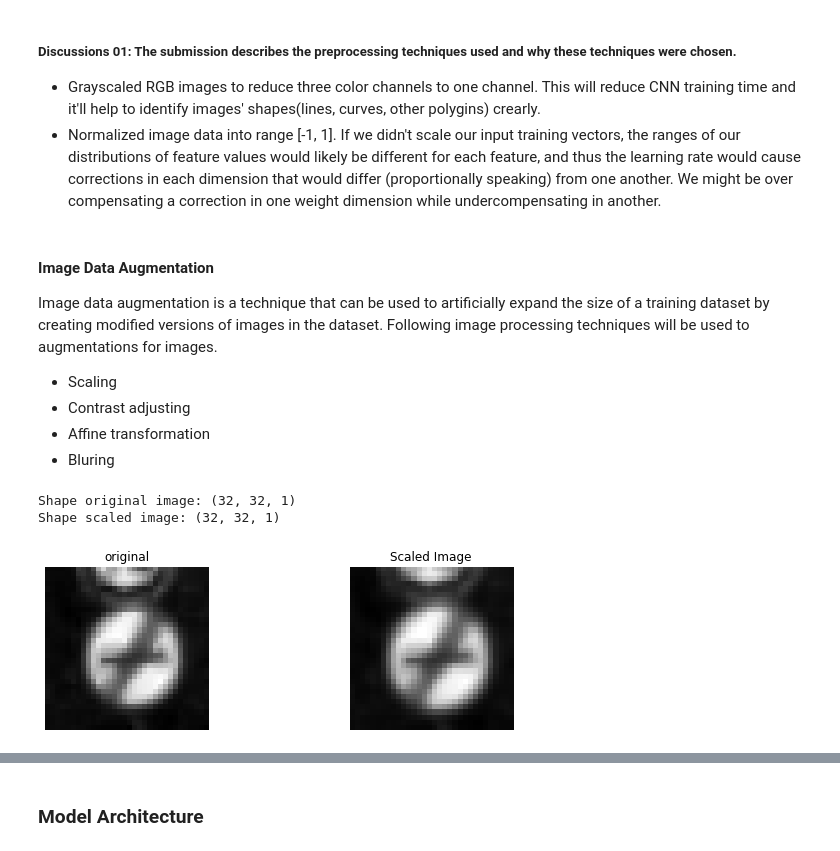
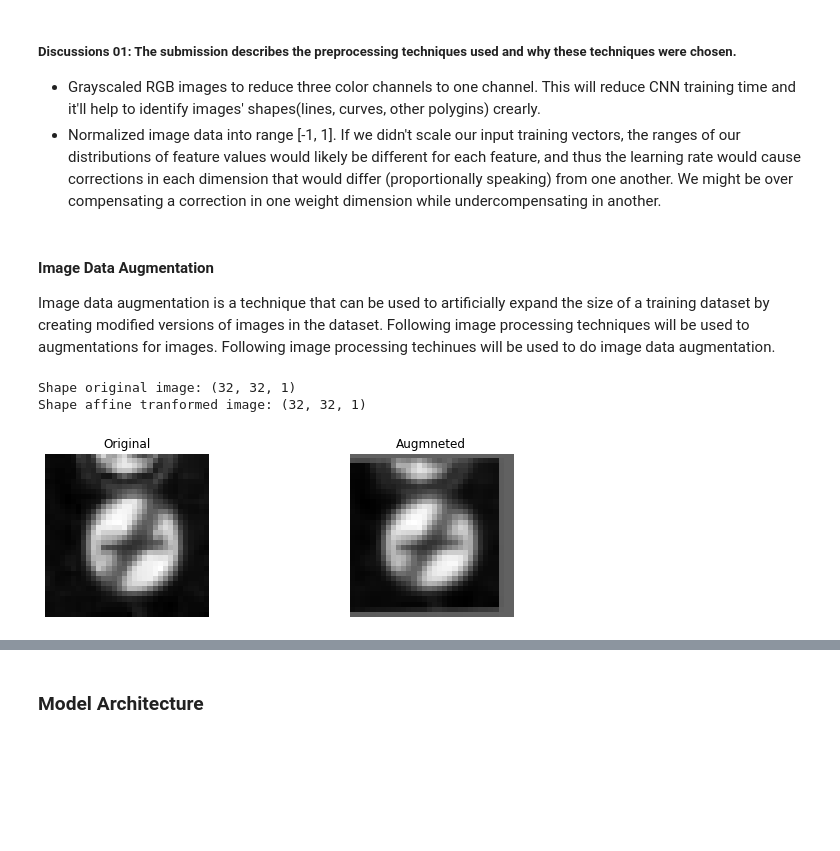
Before and after one commit to snandasena/traffic-sign-classifier, a Jupyter notebook: Traffic_Sign_Classifier.ipynb, the cells around one changed output, grey strips where cells are left out. Saved outputs shown, nothing was run; the diff lists cells and outputs as text; code cells hidden in the pictures; blank space fills up the shorter version.

Commit message:
Improved with image data augmentation

```diff
--- a/Traffic_Sign_Classifier.ipynb
+++ b/Traffic_Sign_Classifier.ipynb
@@ -223,8 +223,4 @@ X_test = X_test_normalize
 * Normalized image data into range [-1, 1]. If we didn't scale our input training vectors, the ranges of our distributions of feature values would likely be different for each feature, and thus the learning rate would cause corrections in each dimension that would differ (proportionally speaking) from one another. We might be over compensating a correction in one weight dimension while undercompensating in another.
 # %% [markdown]
 #### Image Data Augmentation
-Image data augmentation is a technique that can be used to artificially expand the size of a training dataset by creating modified versions of images in the dataset. Following image processing techniques will be used to augmentations for images.
-* Scaling
-* Contrast adjusting
-* Affine transformation
-* Bluring
+Image data augmentation is a technique that can be used to artificially expand the size of a training dataset by creating modified versions of images in the dataset. Following image processing techniques will be used to augmentations for images. Following image processing techinues will be used to do image data augmentation.
@@ -259,19 +307,19 @@ def visualize_aug_image(img, aug_img, label):
 
     axs[0].axis('off')
     axs[0].imshow(img.squeeze(), cmap='gray')
-    axs[0].set_title('original')
+    axs[0].set_title('Original')
 
     axs[1].axis('off')
     axs[1].imshow(img_dst.squeeze(), cmap='gray')
     axs[1].set_title(label)
 # %%
 img = X_train[0]
-img_dst = scaling_image(img)
-visualize_aug_image(img, img_dst, 'Scaled Image')
+img_dst = random_translate(random_scaling(random_warp(random_brightness(img))))
+visualize_aug_image(img,img_dst,'Augmneted')
 
 print('Shape original image: (%i, %i, %i)'% img.shape)
-print('Shape scaled image: (%i, %i, %i)'% img_dst.shape)
+print('Shape affine tranformed image: (%i, %i, %i)'% img_dst.shape)
 # %% [output]
 Shape original image: (32, 32, 1)
-Shape scaled image: (32, 32, 1)
+Shape affine tranformed image: (32, 32, 1)
-[figure, old version]
+[figure, new version]
```
Also changed, not shown: parts of 8 cells of this notebook.
